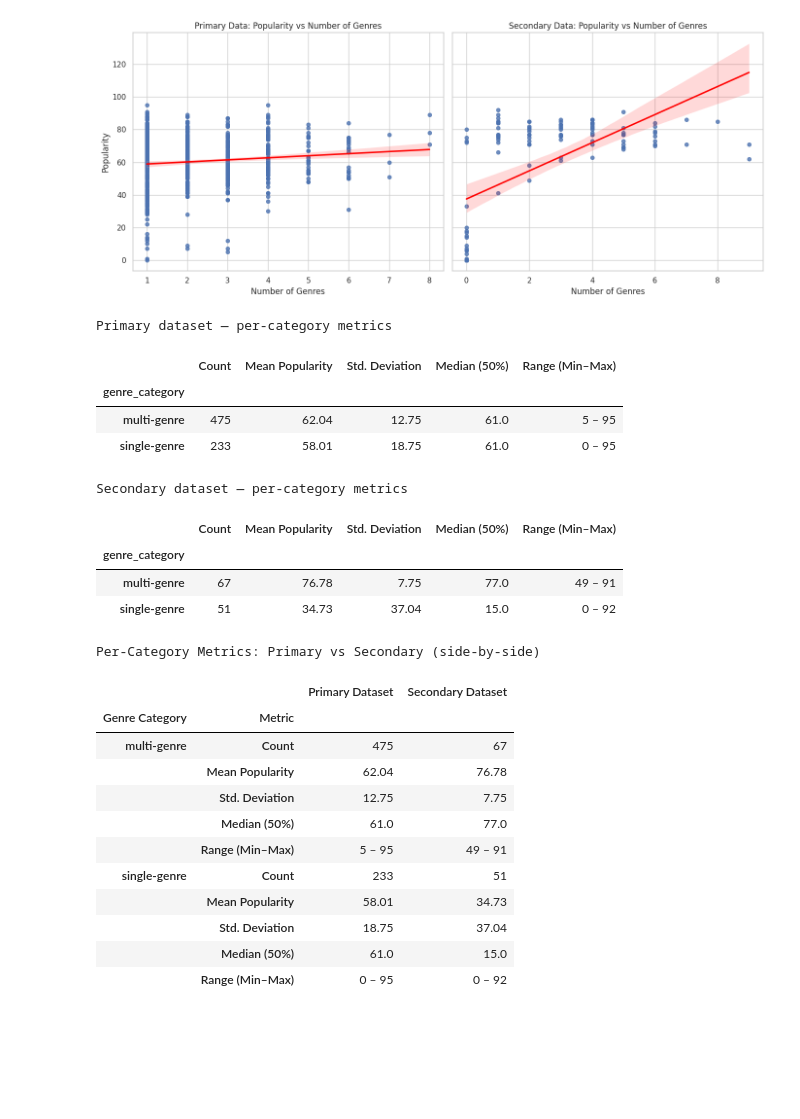
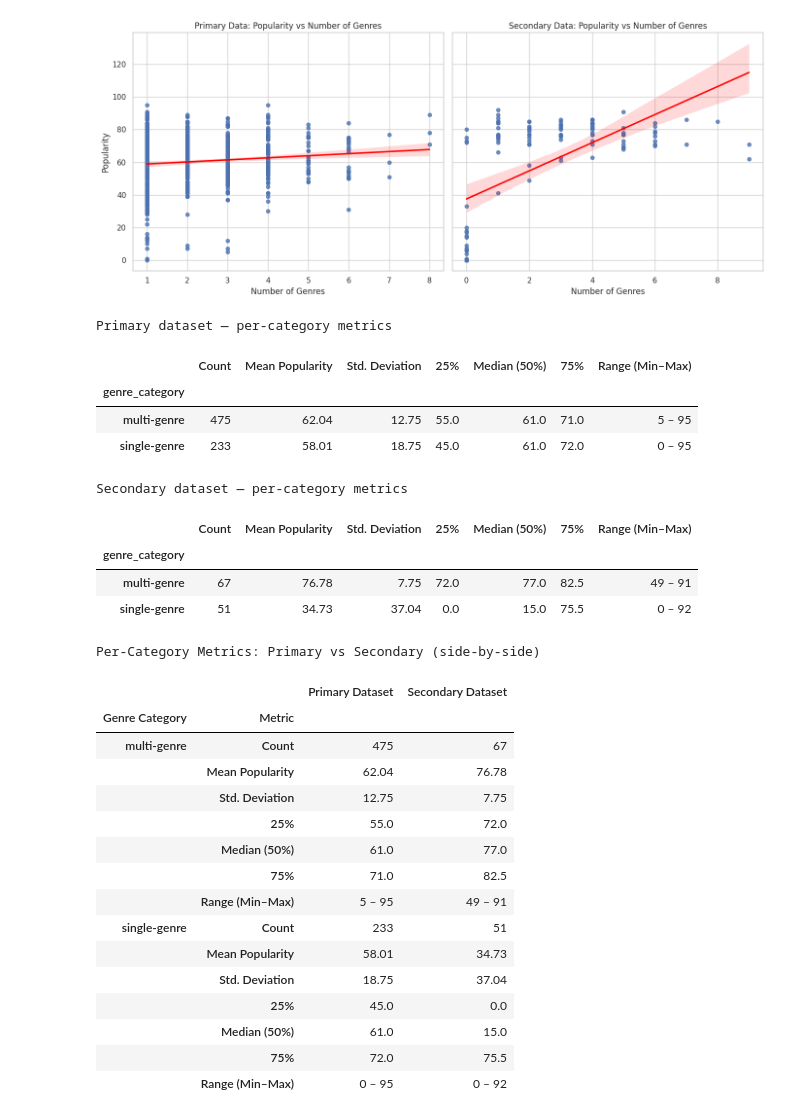
Before and after one commit to aljoharas/datascience, a Jupyter notebook: spotifyproject.ipynb, the cells around one changed output. Cells and saved outputs as stored; diff of their text form; code cells hidden in the pictures; blank space fills up the shorter version.

```diff
--- a/spotifyproject.ipynb
+++ b/spotifyproject.ipynb
@@ -564,12 +558,13 @@ def ensure_genre_columns(df, pop_col, genres_col):
 def summarize_by_category(df):
     """
     Group by genre_category on artist_popularity and compute:
-      Count, Mean, Std, Median, Min, Max, plus a formatted Range string.
+      Count, Mean, Std, Median, 25%, 75%, Min, Max, plus formatted Range string.
     Returns a tidy DataFrame with desired columns in desired order.
     """
     agg = (
         df.groupby('genre_category')['artist_popularity']
-          .agg(count='count', mean='mean', std='std', median='median', min='min', max='max')
+          .agg(count='count', mean='mean', std='std', median='median', min='min', max='max',
+               q25=lambda x: x.quantile(0.25), q75=lambda x: x.quantile(0.75))
     )
 
     # rounding + formatting
@@ -577,6 +572,8 @@ def summarize_by_category(df):
     agg['mean']   = agg['mean'].round(2)
     agg['std']    = agg['std'].round(2)
     agg['median'] = agg['median'].round(1)
+    agg['q25']    = agg['q25'].round(1)
+    agg['q75']    = agg['q75'].round(1)
     agg['Range (Min–Max)'] = agg['min'].astype(int).astype(str) + ' – ' + agg['max'].astype(int).astype(str)
 
     # rename & reorder
@@ -584,70 +581,73 @@ def summarize_by_category(df):
         'count': 'Count',
         'mean': 'Mean Popularity',
         'std': 'Std. Deviation',
-        'median': 'Median (50%)'
-    })[['Count', 'Mean Popularity', 'Std. Deviation', 'Median (50%)', 'Range (Min–Max)']]
+        'median': 'Median (50%)',
+        'q25': '25%',
+        'q75': '75%'
+    })[['Count', 'Mean Popularity', 'Std. Deviation', '25%', 'Median (50%)', '75%', 'Range (Min–Max)']]
 
     return agg
 
 def build_side_by_side(primary_df, secondary_df):
-    """
-    Build a side-by-side comparison with rows = (Genre Category, Metric)
-    and columns = Primary Dataset / Secondary Dataset.
-    """
+
     p = summarize_by_category(primary_df)
     s = summarize_by_category(secondary_df)
 
     all_cats = sorted(set(p.index).union(set(s.index)))
-    metrics = ['Count', 'Mean Popularity', 'Std. Deviation', 'Median (50%)', 'Range (Min–Max)']
+    metrics = ['Count', 'Mean Popularity', 'Std. Deviation', '25%', 'Median (50%)', '75%', 'Range (Min–Max)']
 
     rows = []
     for cat in all_cats:
         for m in metrics:
             p_val = p.loc[cat, m] if (cat in p.index and m in p.columns) else np.nan
             s_val = s.loc[cat, m] if (cat in s.index and m in s.columns) else np.nan
             rows.append((cat, m, p_val, s_val))
 
     comp = pd.DataFrame(rows, columns=['Genre Category', 'Metric', 'Primary Dataset', 'Secondary Dataset'])
     return comp.set_index(['Genre Category', 'Metric'])
 
 # ---------- Prepare inputs ----------
 primary_ready   = ensure_genre_columns(df_artists, pop_col='popularity',        genres_col='genres')
 secondary_ready = ensure_genre_columns(sec,        pop_col='artist_popularity', genres_col='genres')
 
 # ---------- Compute tables ----------
 primary_stats    = summarize_by_category(primary_ready)
 secondary_stats  = summarize_by_category(secondary_ready)
 comparison_table = build_side_by_side(primary_ready, secondary_ready)
 
 print("Primary dataset — per-category metrics")
 display(primary_stats)
 
 print("\nSecondary dataset — per-category metrics")
 display(secondary_stats)
 
 print("\nPer-Category Metrics: Primary vs Secondary (side-by-side)")
 display(comparison_table)
 # %% [output]
 Primary dataset — per-category metrics
-|  | Count | Mean Popularity | Std. Deviation | Median (50%) | Range (Min–Max) |
-| genre_category |  |  |  |  |  |
-| multi-genre | 475 | 62.04 | 12.75 | 61.0 | 5 – 95 |
-| single-genre | 233 | 58.01 | 18.75 | 61.0 | 0 – 95 |
+|  | Count | Mean Popularity | Std. Deviation | 25% | Median (50%) | 75% | Range (Min–Max) |
+| genre_category |  |  |  |  |  |  |  |
+| multi-genre | 475 | 62.04 | 12.75 | 55.0 | 61.0 | 71.0 | 5 – 95 |
+| single-genre | 233 | 58.01 | 18.75 | 45.0 | 61.0 | 72.0 | 0 – 95 |
 Secondary dataset — per-category metrics
-|  | Count | Mean Popularity | Std. Deviation | Median (50%) | Range (Min–Max) |
-| genre_category |  |  |  |  |  |
-| multi-genre | 67 | 76.78 | 7.75 | 77.0 | 49 – 91 |
-| single-genre | 51 | 34.73 | 37.04 | 15.0 | 0 – 92 |
+|  | Count | Mean Popularity | Std. Deviation | 25% | Median (50%) | 75% | Range (Min–Max) |
+| genre_category |  |  |  |  |  |  |  |
+| multi-genre | 67 | 76.78 | 7.75 | 72.0 | 77.0 | 82.5 | 49 – 91 |
+| single-genre | 51 | 34.73 | 37.04 | 0.0 | 15.0 | 75.5 | 0 – 92 |
 Per-Category Metrics: Primary vs Secondary (side-by-side)
 |  |  | Primary Dataset | Secondary Dataset |
 | Genre Category | Metric |  |  |
 | multi-genre | Count | 475 | 67 |
 |  | Mean Popularity | 62.04 | 76.78 |
 |  | Std. Deviation | 12.75 | 7.75 |
+|  | 25% | 55.0 | 72.0 |
 |  | Median (50%) | 61.0 | 77.0 |
+|  | 75% | 71.0 | 82.5 |
 |  | Range (Min–Max) | 5 – 95 | 49 – 91 |
 | single-genre | Count | 233 | 51 |
 |  | Mean Popularity | 58.01 | 34.73 |
 |  | Std. Deviation | 18.75 | 37.04 |
+|  | 25% | 45.0 | 0.0 |
 |  | Median (50%) | 61.0 | 15.0 |
+|  | 75% | 72.0 | 75.5 |
 |  | Range (Min–Max) | 0 – 95 | 0 – 92 |
```
Also changed, not shown: parts of 1 cell of this notebook.
